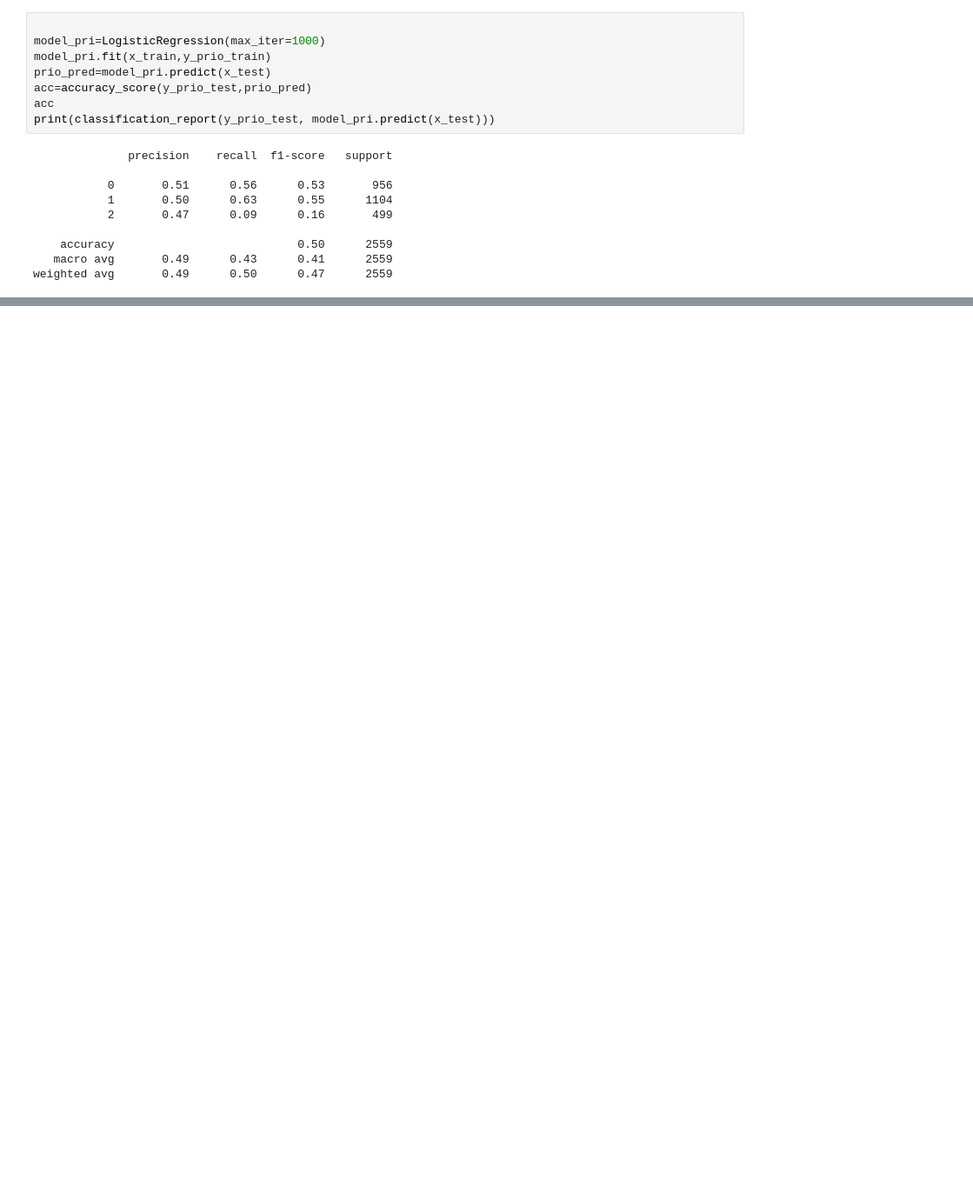
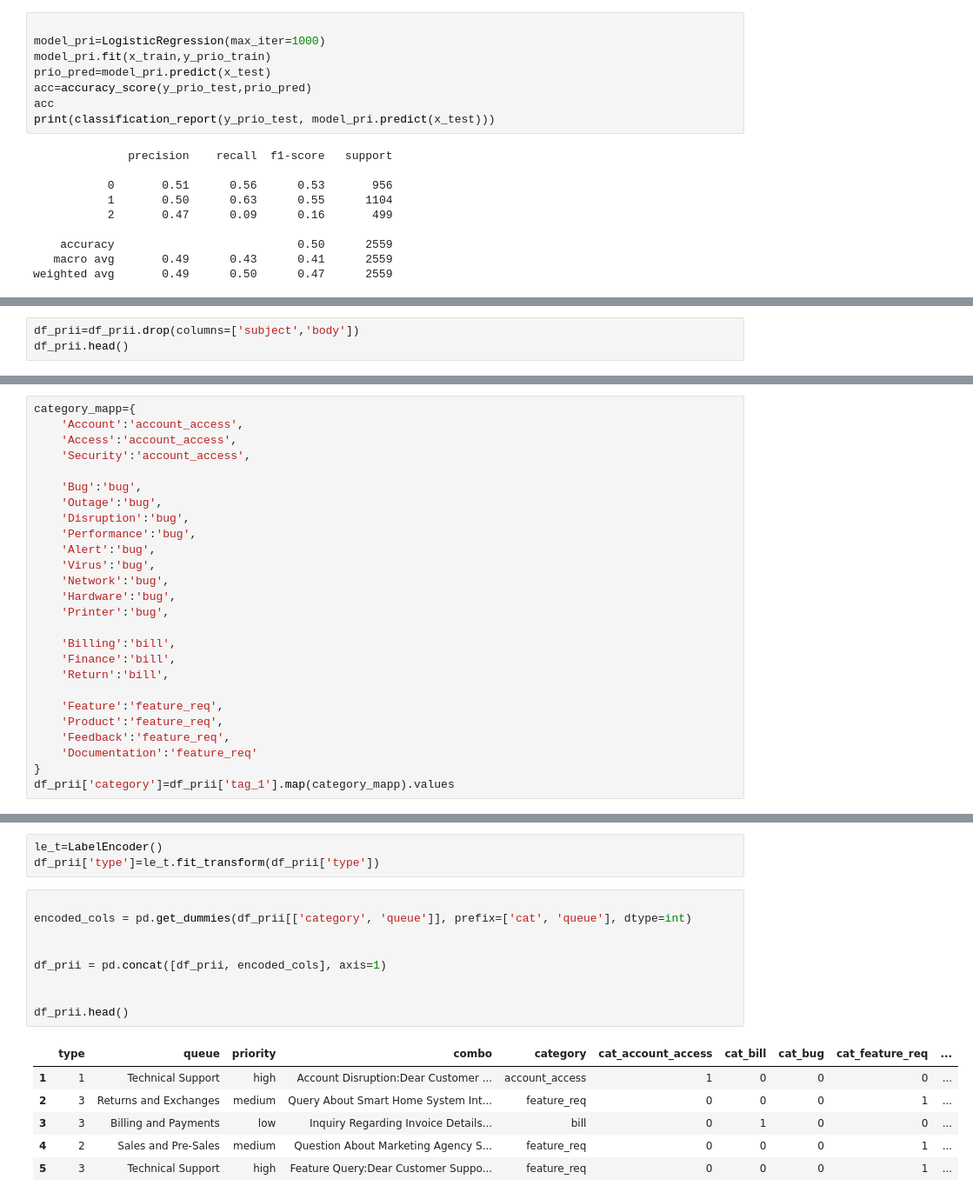
Before and after one commit to abhiram3673-code/email_tix, a Jupyter notebook: Untitled.ipynb, the cells around one changed output, grey strips where cells are left out. Shown at 87% size. Drawn from its saved outputs; the diff is of its cells as text; blank space fills up the shorter version.

```diff
--- a/Untitled.ipynb
+++ b/Untitled.ipynb
@@ -493,0 +520,3 @@ weighted avg       0.49      0.50      0.47      2559
+# %%
+df_prii=df_prii.drop(columns=['subject','body'])
+df_prii.head()
@@ -493,0 +545,26 @@ weighted avg       0.49      0.50      0.47      2559
+# %%
+category_mapp={
+    'Account':'account_access',
+    'Access':'account_access',
+    'Security':'account_access',
+
+    'Bug':'bug',
+    'Outage':'bug',
+    'Disruption':'bug',
+    'Performance':'bug',
+    'Alert':'bug',
+    'Virus':'bug',
+    'Network':'bug',
+    'Hardware':'bug',
+    'Printer':'bug',
+
+    'Billing':'bill',
+    'Finance':'bill',
+    'Return':'bill',
+
+    'Feature':'feature_req',
+    'Product':'feature_req',
+    'Feedback':'feature_req',
+    'Documentation':'feature_req'
+}
+df_prii['category']=df_prii['tag_1'].map(category_mapp).values
@@ -493,0 +582,19 @@ weighted avg       0.49      0.50      0.47      2559
+# %%
+le_t=LabelEncoder()
+df_prii['type']=le_t.fit_transform(df_prii['type'])
+# %%
+
+encoded_cols = pd.get_dummies(df_prii[['category', 'queue']], prefix=['cat', 'queue'], dtype=int)
+
+
+df_prii = pd.concat([df_prii, encoded_cols], axis=1)
+
+
+df_prii.head()
+# %% [output]
+|  | type | queue | priority | combo | category | cat_account_access | cat_bill | cat_bug | cat_feature_req | ... |
+| 1 | 1 | Technical Support | high | Account Disruption:Dear Customer ... | account_access | 1 | 0 | 0 | 0 | ... |
+| 2 | 3 | Returns and Exchanges | medium | Query About Smart Home System Int... | feature_req | 0 | 0 | 0 | 1 | ... |
+| 3 | 3 | Billing and Payments | low | Inquiry Regarding Invoice Details... | bill | 0 | 1 | 0 | 0 | ... |
+| 4 | 2 | Sales and Pre-Sales | medium | Question About Marketing Agency S... | feature_req | 0 | 0 | 0 | 1 | ... |
+| 5 | 3 | Technical Support | high | Feature Query:Dear Customer Suppo... | feature_req | 0 | 0 | 0 | 1 | ... |
```
Also changed, not shown: parts of 18 cells of this notebook.
